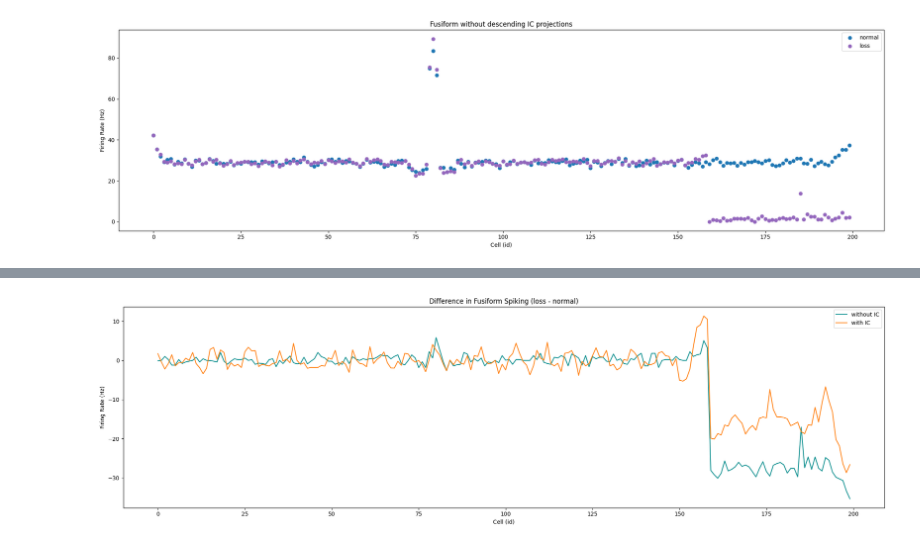
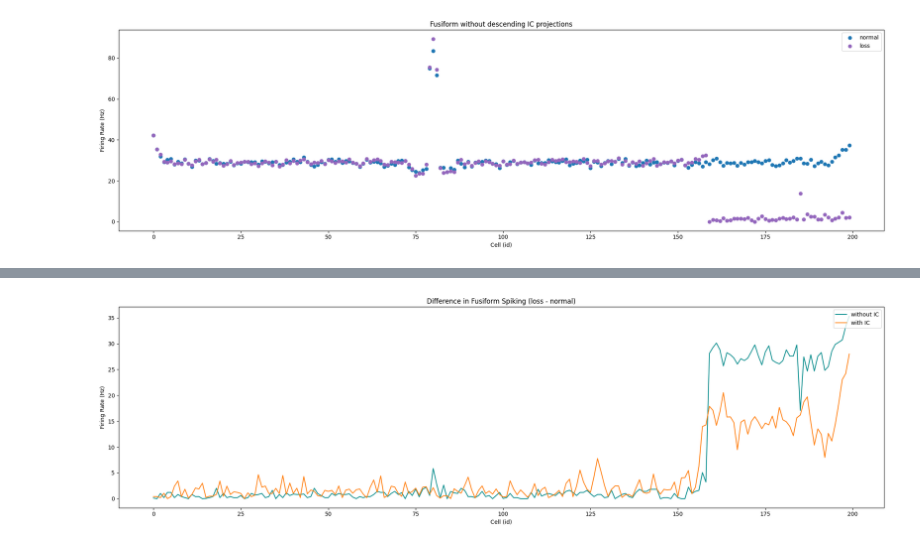
Before and after one commit to kedoxey/Fusiform-IC_Network, a Jupyter notebook: notebooks/plot_firing_rates.ipynb, the cells around one changed output, grey strips where cells are left out. Cells and saved outputs as stored; diff of their text form; code cells hidden in the pictures.

Commit message:
updates to plotting firing rates and uploading mod files

```diff
--- a/notebooks/plot_firing_rates.ipynb
+++ b/notebooks/plot_firing_rates.ipynb
@@ -156,17 +160,17 @@ fig.savefig(os.path.join(fig_dir, f'{sim_label}-loss.png'), dpi=300)
 # %%
 msf_diff = np.subtract(np.array(msf_data['loss']),np.array(msf_data['normal']))
 msf_diff_ic = np.subtract(np.array(msf_data_ic['loss']),np.array(msf_data_ic['normal']))
 
 fig, axs = plt.subplots(1, 1, figsize=(20, 6))
 
-axs.plot(msf_diff, label='without IC', color='darkcyan')
-axs.plot(msf_diff_ic, label='with IC', color='tab:orange')
+axs.plot(np.abs(msf_diff), label='without IC', color='darkcyan')
+axs.plot(np.abs(msf_diff_ic), label='with IC', color='tab:orange')
 
 axs.set_ylabel('Firing Rate (Hz)')
 axs.set_xlabel('Cell (id)')
 axs.set_title('Difference in Fusiform Spiking (loss - normal)')
 axs.legend(loc='upper right')
 fig.tight_layout()
-fig.savefig(os.path.join(fig_dir, f'{sim_label}-diff.png'), dpi=300)
+# fig.savefig(os.path.join(fig_dir, f'{sim_label}-diff.png'), dpi=300)
 # %% [output]
-[figure, old version]
+[figure, new version]
```
Also changed, not shown: parts of 5 cells of this notebook, 37 other files.
